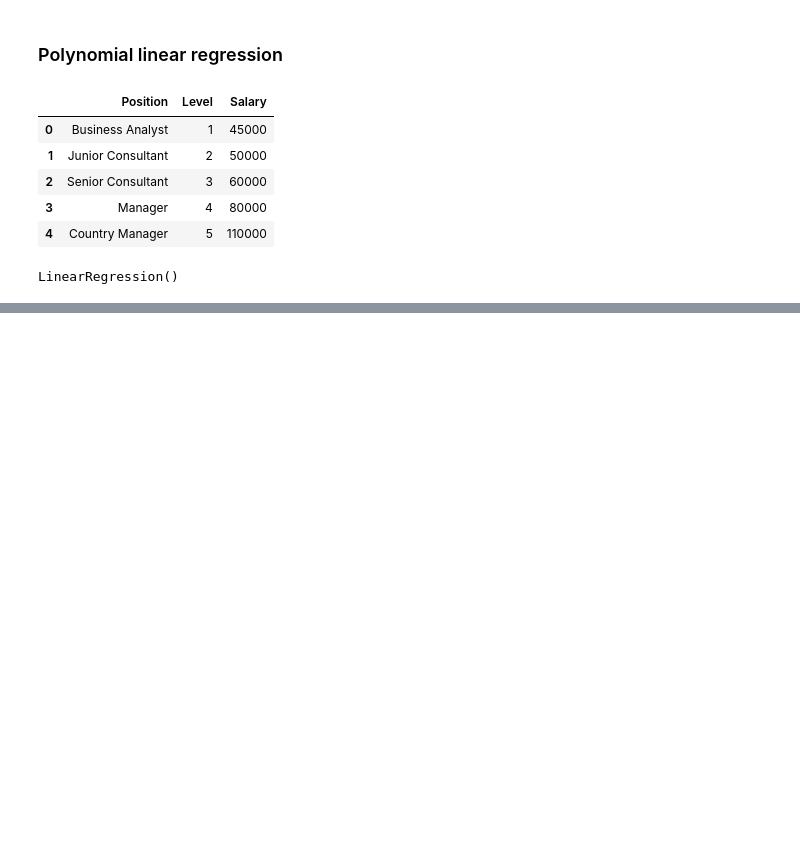
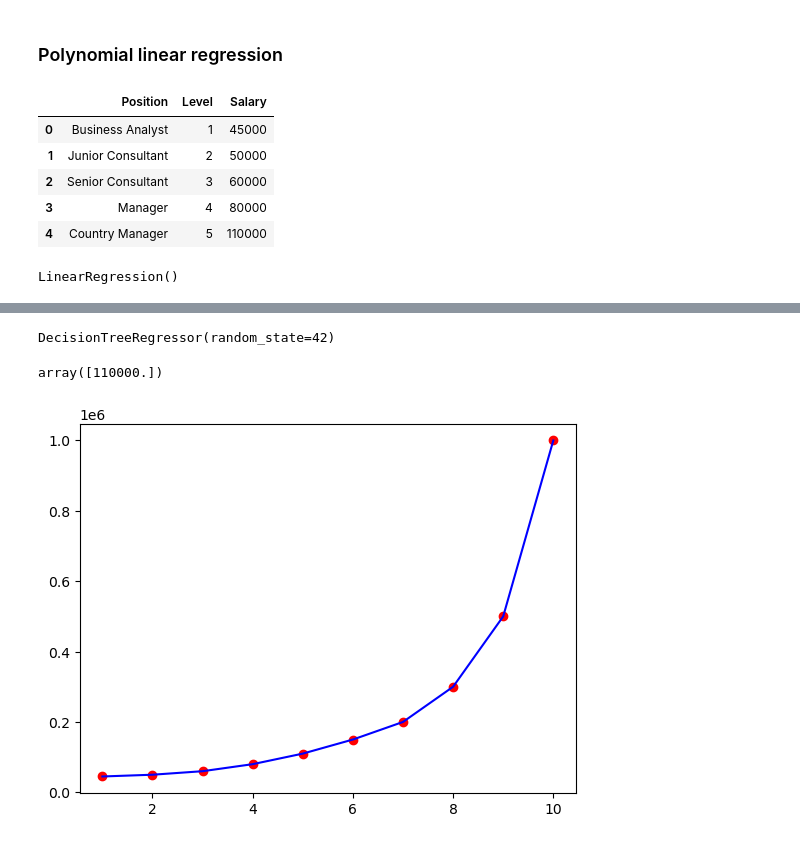
Before and after one commit to Subasree-Vivekanandan/regression-problems, a Jupyter notebook: regression .ipynb, the cells around one changed output, grey strips where cells are left out. Drawn from its saved outputs; the diff is of its cells as text; code cells hidden in the pictures; blank space fills up the shorter version.

```diff
--- a/regression .ipynb
+++ b/regression .ipynb
@@ -371,0 +503,3 @@ minimize (epsilon<sub>i</sub> + epsilon<sub>n</sub>)
+# %%
+dtr = pd.read_csv("Position_Salaries.csv")
+dtr.head()
@@ -371,0 +513,20 @@ minimize (epsilon<sub>i</sub> + epsilon<sub>n</sub>)
+# %%
+X = dtr.drop(columns=["Salary","Position"],axis=1).values
+y = dtr.Salary.values
+# %%
+from sklearn.tree import DecisionTreeRegressor
+
+dec_regressor = DecisionTreeRegressor(random_state=42)
+
+dec_regressor.fit(X,y)
+# %% [output]
+DecisionTreeRegressor(random_state=42)
+# %%
+dec_regressor.predict([[5]])
+# %% [output]
+array([110000.])
+# %%
+plt.scatter(X,y,color="r");
+plt.plot(X,dec_regressor.predict(X),color="b");
+# %% [output]
+[figure, added]
```
Also changed, not shown: parts of 60 cells of this notebook.
